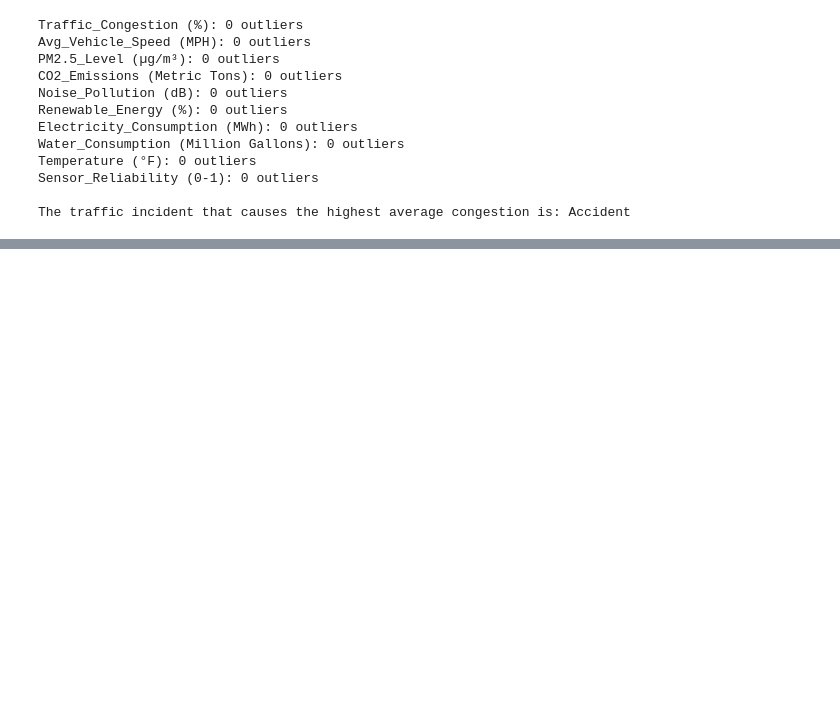
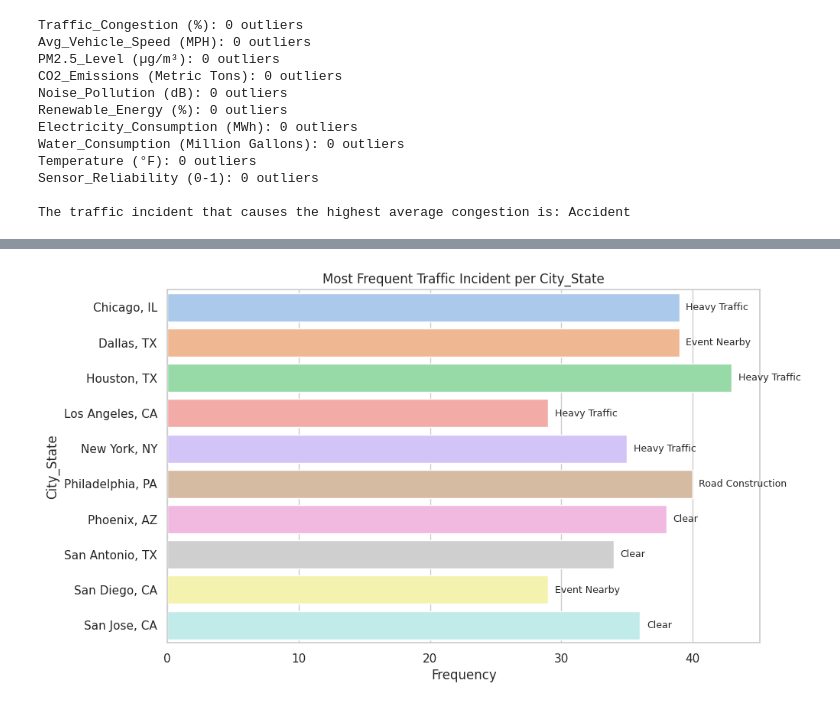
Before and after one commit to M-anvi/Python-Project, a Jupyter notebook: EDA.ipynb, the cells around one changed output, grey strips where cells are left out. Saved outputs shown, nothing was run; the diff lists cells and outputs as text; code cells hidden in the pictures; blank space fills up the shorter version.

```diff
--- a/EDA.ipynb
+++ b/EDA.ipynb
@@ -202,0 +230,34 @@ plt.show()
+# %%
+#MOST FREQUENT TRAFFIC INCIDENT IN EACH CITY_STATE
+
+#Most frequent traffic incident per City_State
+most_common = df.groupby('City_State')['Traffic_Incident'].agg(lambda x: x.value_counts().idxmax())
+
+# Number of times that incident occurred in each City_State
+counts = df[df.apply(lambda row: row['Traffic_Incident'] == most_common[row['City_State']], axis=1)]
+counts = counts.groupby('City_State').size()
+
+#plotting
+summary_df = most_common.to_frame(name='Incident')
+summary_df['Count'] = counts
+plt.figure(figsize=(10, 6))
+ax = sns.barplot(
+    y=summary_df.index,
+    x=summary_df['Count'],
+    hue=summary_df.index,
+    palette='pastel',
+    legend=False
+)
+
+# Annotating bars with incident names
+for i, bar in enumerate(ax.patches):
+    incident = summary_df['Incident'].iloc[i]
+    ax.text(bar.get_width() + 0.5, bar.get_y() + bar.get_height() / 2,
+            incident, va='center', fontsize=9)
+
+plt.ylabel('City_State')
+plt.xlabel('Frequency')
+plt.title('Most Frequent Traffic Incident per City_State')
+plt.show()
+# %% [output]
+[figure, added]
```
Also changed, not shown: parts of 9 cells of this notebook.
